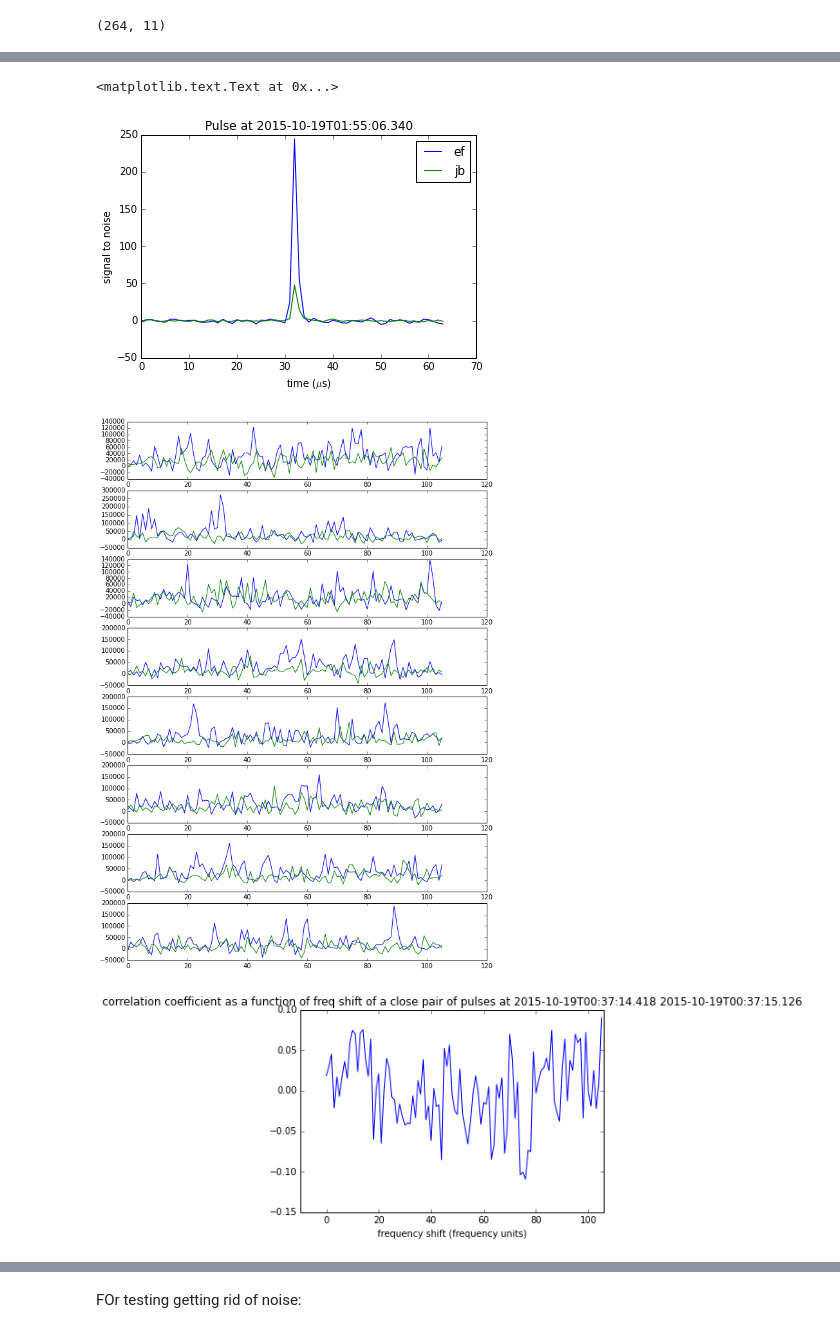
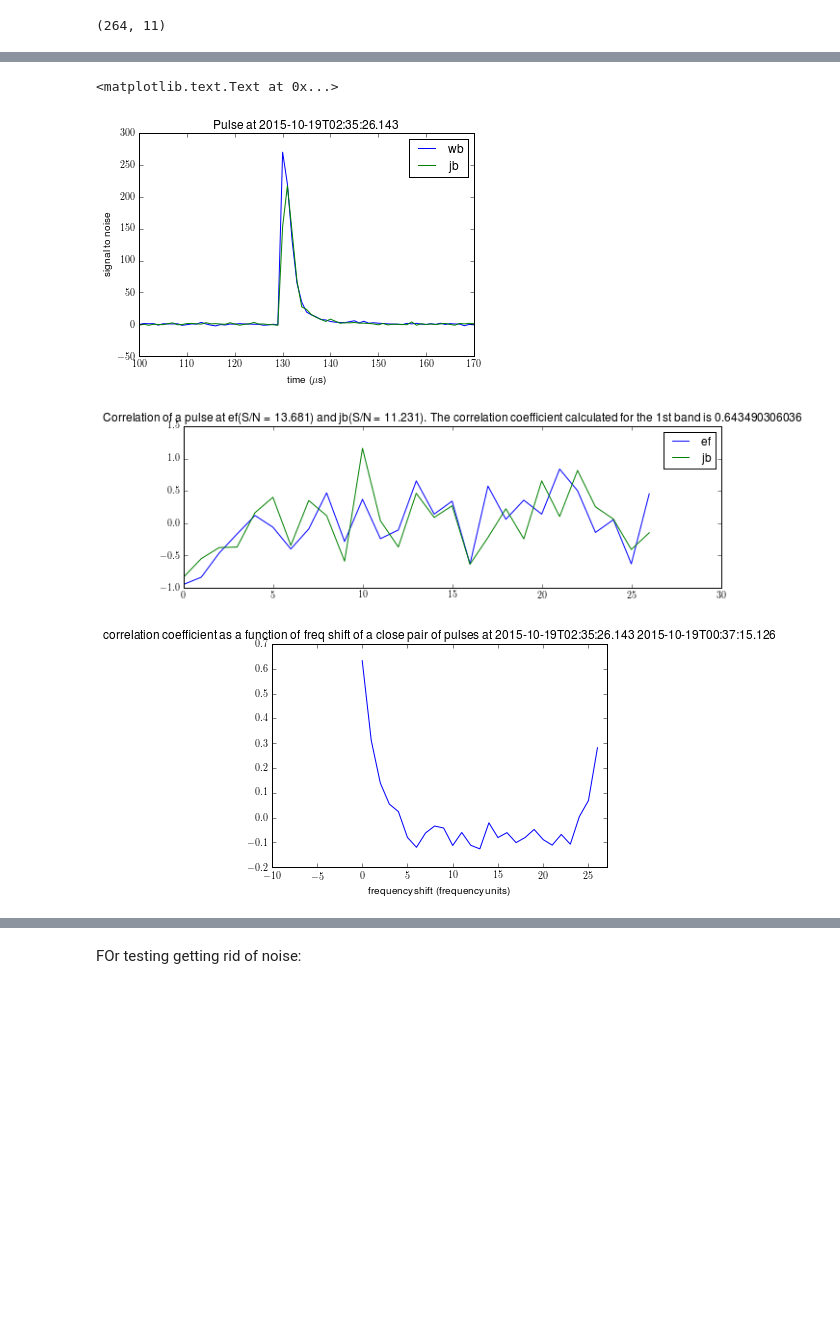
Before and after one commit to xiaozhengxu/scint_analysis, a Jupyter notebook: EVN_crab/process_frequency.ipynb, the cells around one changed output, grey strips where cells are left out. Cells and saved outputs as stored; diff of their text form; code cells hidden in the pictures; blank space fills up the shorter version.

```diff
--- a/EVN_crab/process_frequency.ipynb
+++ b/EVN_crab/process_frequency.ipynb
@@ -41,7 +41,7 @@ fs1.shape
 # %%
 %pylab inline
 i = 235
-nchan = 128
+nchan = 32
 tele1 = 'jb'
 tele2 = 'ef'
 time_string1 = '2015-10-19T00:17:47.415' # S/N = 89!, main pulse
@@ -97,8 +97,8 @@ def load_gp(time_string,telescope,nchan,draw = 0):
     #computes signal to noise after summing all the frequencies
     sigs_noise = get_SN(outputsumfreq)
 
-    S_N = max(sigs_noise)
     peak_time = np.argmax(sigs_noise)
+    S_N = outputsumfreq[peak_time]/np.mean(outputsumfreq[:5])
 
     if nchan ==512:
         background_std1 = output[40./512*nchan:465./512*nchan,:peak_time-1].std()
@@ -109,8 +109,8 @@ def load_gp(time_string,telescope,nchan,draw = 0):
 
     if nchan == 128:
         sn_sorted = np.argsort(sigs_noise)
-        print sn_sorted
-        print sn_sorted.shape
+#         print sn_sorted
+#         print sn_sorted.shape
         background_freq = (output[:,sn_sorted[30]]+output[:,sn_sorted[31]])/2
         output_pulse = (output[:,sn_sorted[-1]]+output[:,sn_sorted[-2]])/2
         background_std = []
@@ -118,14 +118,15 @@ def load_gp(time_string,telescope,nchan,draw = 0):
             background_std.append(background_freq[j*(nchan+1)+40./512*nchan:j*(nchan+1)+465./512*nchan].std())
 
     if nchan ==32:
-        background_1= output[40./512*nchan:465./512*nchan,peak_time-12:peak_time-1].mean(1)
-        background_std1 = background_1.std()
-#         print 'std1 =',background_std1
-        background_std2 = output[:,peak_time+10:].std()
-        output_pulse = output[:,peak_time-1:peak_time+10].mean(1)
-#         print 'std2 =',background_std2
+        sn_sorted = np.argsort(sigs_noise)
+#         print sn_sorted
+        background_1= output[:,peak_time-30:peak_time-20]
+        output_pulse = np.concatenate([np.array([output[:,sn_sorted[-k]]]) for k in range(1,6)],axis = 0).mean(0)
+        background_std = []
+        for j in range(8):
+            background_std.append(background_1[j*(nchan+1)+40./512*nchan:j*(nchan+1)+465./512*nchan,:].std()/sqrt(5))
+        background_freq = background_1.mean(1)
 
-#     background_freq = output[:,peak_time-5]
     freq_spec = output_pulse-background_freq
 #     freq_spec = output_pulse
 
@@ -138,7 +139,7 @@ def load_gp(time_string,telescope,nchan,draw = 0):
         plot(background_freq)
         figure()
         plot(freq_spec)
-    return freq_spec,background_std,sigs_noise
+    return freq_spec,background_std,sigs_noise, S_N
 
 text_name = 'good_pulses.txt'
 with open(text_name, 'r') as f:
@@ -147,22 +148,21 @@ with open(text_name, 'r') as f:
 
 S_N3= 7.9
 S_N4 = 9.6
-time_string = time_string8
-# fs1,bgstd1,os1 = load_gp(time_string,'ef',nchan,draw = 0)
-# fs2,bgstd2,os2 = load_gp(time_string,'jb',nchan,draw = 0)
+# time_string = text_lines[22]
+time_string=time_string2
+fs1,bgstd1,os1,sn1 = load_gp(time_string,'ef',nchan,draw = 0)
+fs2,bgstd2,os2,sn2 = load_gp(time_string,'jb',nchan,draw = 0)
 
-fs1,bgstd1,os1 = load_gp(text_lines[84-1],'p1',nchan,draw = 0)
-fs2,bgstd2,os2 = load_gp(text_lines[85-1],'p1',nchan,draw = 0)
+# fs1,bgstd1,os1 = load_gp(text_lines[84-1],'p1',nchan,draw = 0)
+# fs2,bgstd2,os2 = load_gp(text_lines[85-1],'p1',nchan,draw = 0)
 
 fgp1 = process_freq_spec(fs1,nchan,i-1,draw = 0)
 fgp2 = process_freq_spec(fs2,nchan,i-1, draw = 0)
-# fgp3 = process_freq_spec(fs3,nchan,i-1,draw = 0)
-# fgp4 = process_freq_spec(fs4,nchan,i-1, draw = 0)
 
 
 print 'std of pulse1 is ', np.std(fgp1,axis = 1)
 
-print '\nmean of noise1 is ', bgstd1
+print '\nstd of noise1 is ', bgstd1
 # print 'mean of pulse 1 is ', np.mean(fgp1,axis = 1)
 
 print '\n std of pulse2 is ', np.std(fgp2,axis = 1)
@@ -192,17 +192,27 @@ def get_ccs((fs1,bgstd1),(fs2,bgstd2)):
     return np.mean(coefficients),coefficients
 
 figure()
-plot(os1,label = 'ef')
+plot(os1,label = 'wb')
 plot(os2,label = 'jb')
 # plot(os3,label = 'jb')
 # plot(os4,label = 'wb')
 title('Pulse at {} '.format(time_string))
+xlim(100,170)
 ylabel('signal to noise')
 xlabel(r'time ($\mu$s)')
 legend()
 
+
+
+
 cc,ccs = get_ccs((fgp1,bgstd1),(fgp2,bgstd2))
 print '\nthe two pulses are ',cc,ccs, 'correlated'
+
+figure(figsize = (10,3))
+plot(fgp1[0]/fgp1[0].mean()-1.,label = 'ef')
+plot(fgp2[0]/fgp2[0].mean()-1.,label = 'jb')
+legend()
+title('Correlation of a pulse at ef(S/N = {}) and jb(S/N = {}). The correlation coefficient calculated for the 1st band is {}'.format(round(sn1,3),round(sn2,3),ccs[0]))
 
 cc_dfs = []
 for k in range(fgp1.shape[1]):
@@ -210,14 +220,14 @@ for k in range(fgp1.shape[1]):
     cc_dfs.append(cc)
 
 
-f,axarr=plt.subplots(8,1,figsize=(10,15))
-for i in range(8):
-    axarr[i].plot(fgp1[i])
-    axarr[i].plot(fgp2[i])
+# f,axarr=plt.subplots(8,1,figsize=(10,15))
+# for i in range(8):
+#     axarr[i].plot(fgp1[i]/fgp1[i].mean()-1.)
+#     axarr[i].plot(fgp2[i]/fgp2[i].mean()-1.)
 
 figure()
 plot(cc_dfs)
 xlabel('frequency shift (frequency units)')
 xlim(-10,len(cc_dfs))
-title('correlation coefficient as a function of freq shift of a close pair of pulses at {} {}'.format(text_lines[84-1],text_lines[85-1]))
+title('correlation coefficient as a function of freq shift of a close pair of pulses at {} {}'.format(time_string,text_lines[85-1]))
 # %% [output]
@@ -242,4 +244,4 @@ the two pulses are  0.0184727105173 [-0.093962842471759928, -0.07033627712496202
 <matplotlib.text.Text at 0x...>
-[figure, old version]
+[figure, new version]
-[figure, old version]
+[figure, new version]
-[figure, old version]
+[figure, new version]
```
Also changed, not shown: parts of 5 cells of this notebook, 1 other file.
